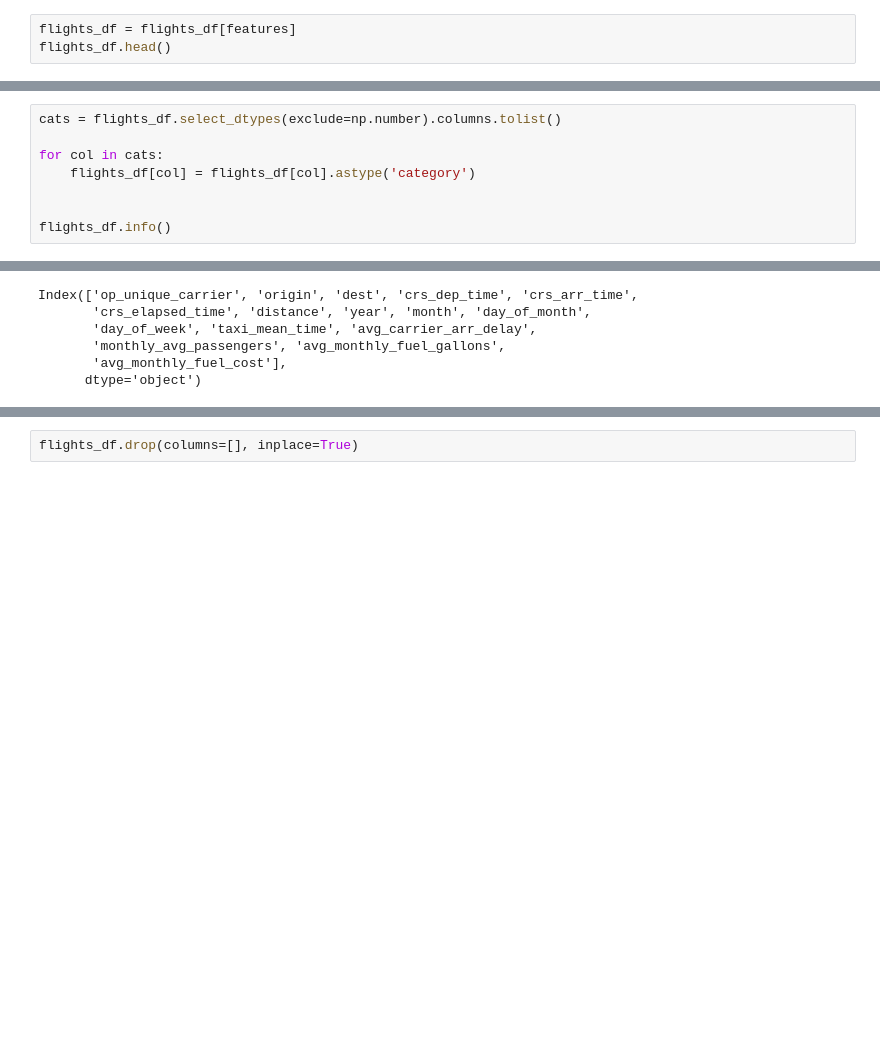
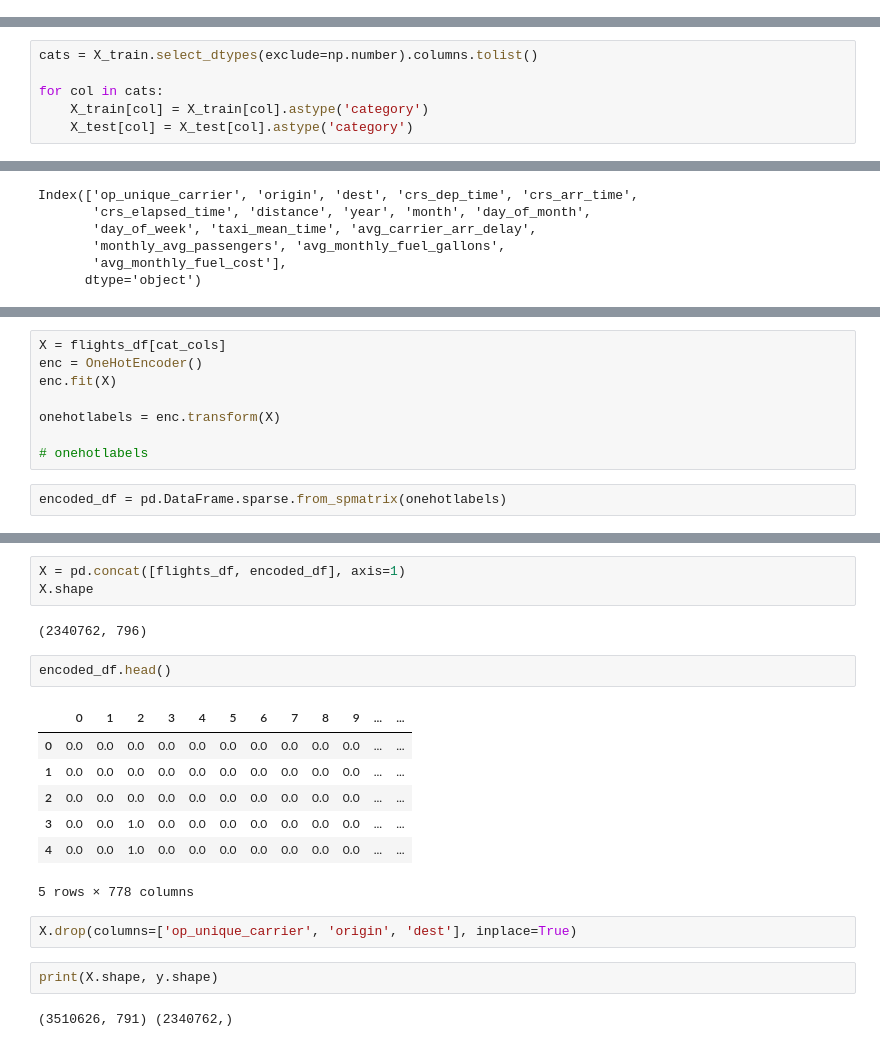
Before and after one commit to btmarsh6/mid-term-project-I, a Jupyter notebook: Ben_Model_Testing.ipynb, the cells around one changed output, grey strips where cells are left out. Drawn from its saved outputs; the diff is of its cells as text; blank space fills up the shorter version.

Commit message:
revised feature engineering process to happen after train test split. redid xgboost model and saved updated model. adjusted avg taxi function to make both taxi in and out columns

```diff
--- a/Ben_Model_Testing.ipynb
+++ b/Ben_Model_Testing.ipynb
@@ -78,3 +82,0 @@ features
-# %%
-flights_df = flights_df[features]
-flights_df.head()
@@ -139,8 +157,6 @@ y.shape
 # %%
-cats = flights_df.select_dtypes(exclude=np.number).columns.tolist()
+cats = X_train.select_dtypes(exclude=np.number).columns.tolist()
 
 for col in cats:
-    flights_df[col] = flights_df[col].astype('category')
-
-
-flights_df.info()
+    X_train[col] = X_train[col].astype('category')
+    X_test[col] = X_test[col].astype('category')
@@ -227,0 +224,10 @@ Index(['op_unique_carrier', 'origin', 'dest', 'crs_dep_time', 'crs_arr_time',
+# %%
+X = flights_df[cat_cols]
+enc = OneHotEncoder()
+enc.fit(X)
+
+onehotlabels = enc.transform(X)
+
+# onehotlabels
+# %%
+encoded_df = pd.DataFrame.sparse.from_spmatrix(onehotlabels)
@@ -228,2 +251,21 @@ Index(['op_unique_carrier', 'origin', 'dest', 'crs_dep_time', 'crs_arr_time',
+# %%
+X = pd.concat([flights_df, encoded_df], axis=1)
+X.shape
+# %% [output]
+(2340762, 796)
+# %%
+encoded_df.head()
+# %% [output]
+|  | 0 | 1 | 2 | 3 | 4 | 5 | 6 | 7 | 8 | 9 | ... | ... |
+| 0 | 0.0 | 0.0 | 0.0 | 0.0 | 0.0 | 0.0 | 0.0 | 0.0 | 0.0 | 0.0 | ... | ... |
+| 1 | 0.0 | 0.0 | 0.0 | 0.0 | 0.0 | 0.0 | 0.0 | 0.0 | 0.0 | 0.0 | ... | ... |
+| 2 | 0.0 | 0.0 | 0.0 | 0.0 | 0.0 | 0.0 | 0.0 | 0.0 | 0.0 | 0.0 | ... | ... |
+| 3 | 0.0 | 0.0 | 1.0 | 0.0 | 0.0 | 0.0 | 0.0 | 0.0 | 0.0 | 0.0 | ... | ... |
+| 4 | 0.0 | 0.0 | 1.0 | 0.0 | 0.0 | 0.0 | 0.0 | 0.0 | 0.0 | 0.0 | ... | ... |
+5 rows × 778 columns
 # %%
-flights_df.drop(columns=[], inplace=True)
+X.drop(columns=['op_unique_carrier', 'origin', 'dest'], inplace=True)
+# %%
+print(X.shape, y.shape)
+# %% [output]
+(3510626, 791) (2340762,)
```
Also changed, not shown: parts of 35 cells of this notebook, 3 other files.
